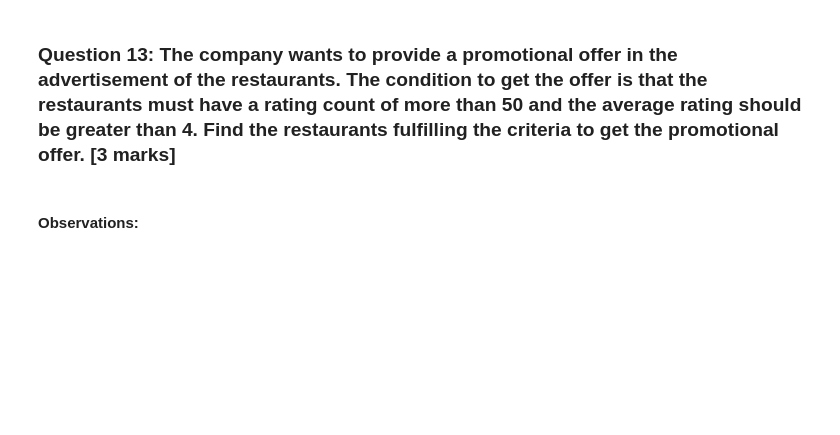
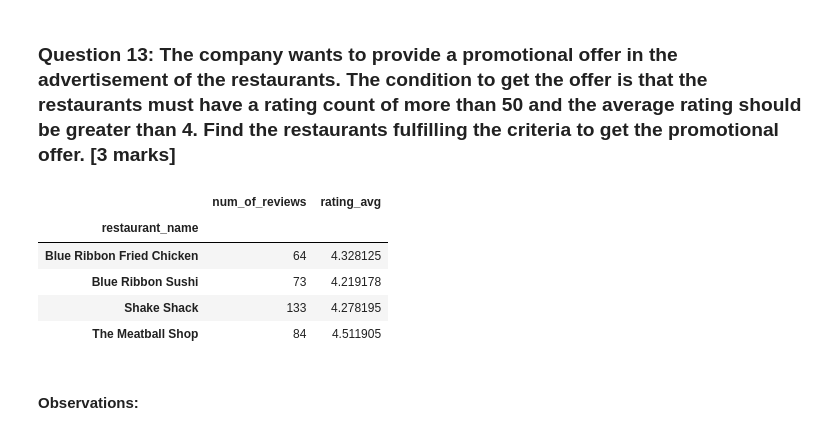
Before and after one commit to tinlong/AIML, a Jupyter notebook: Python Foundations/Project 1/PYF_Project_LearnerNotebook_FullCode.ipynb, the cells around one changed output. Cells and saved outputs as stored; diff of their text form; code cells hidden in the pictures; blank space fills up the shorter version.

```diff
--- a/Python Foundations/Project 1/PYF_Project_LearnerNotebook_FullCode.ipynb
+++ b/Python Foundations/Project 1/PYF_Project_LearnerNotebook_FullCode.ipynb
@@ -392,3 +390,13 @@ Here are the 3 customers ordering the most:
+# %%
+ratings = df[df.rating != 'Not given'].groupby(['restaurant_name']).agg(num_of_reviews=('rating_num', 'size'), rating_avg=('rating_num', 'mean'))
+ratings[ratings.num_of_reviews > 50]
+# %% [output]
+|  | num_of_reviews | rating_avg |
+| restaurant_name |  |  |
+| Blue Ribbon Fried Chicken | 64 | 4.328125 |
+| Blue Ribbon Sushi | 73 | 4.219178 |
+| Shake Shack | 133 | 4.278195 |
+| The Meatball Shop | 84 | 4.511905 |
 # %% [markdown]
 #### Observations:
 # %% [markdown]
```
Also changed, not shown: parts of 16 cells of this notebook.
